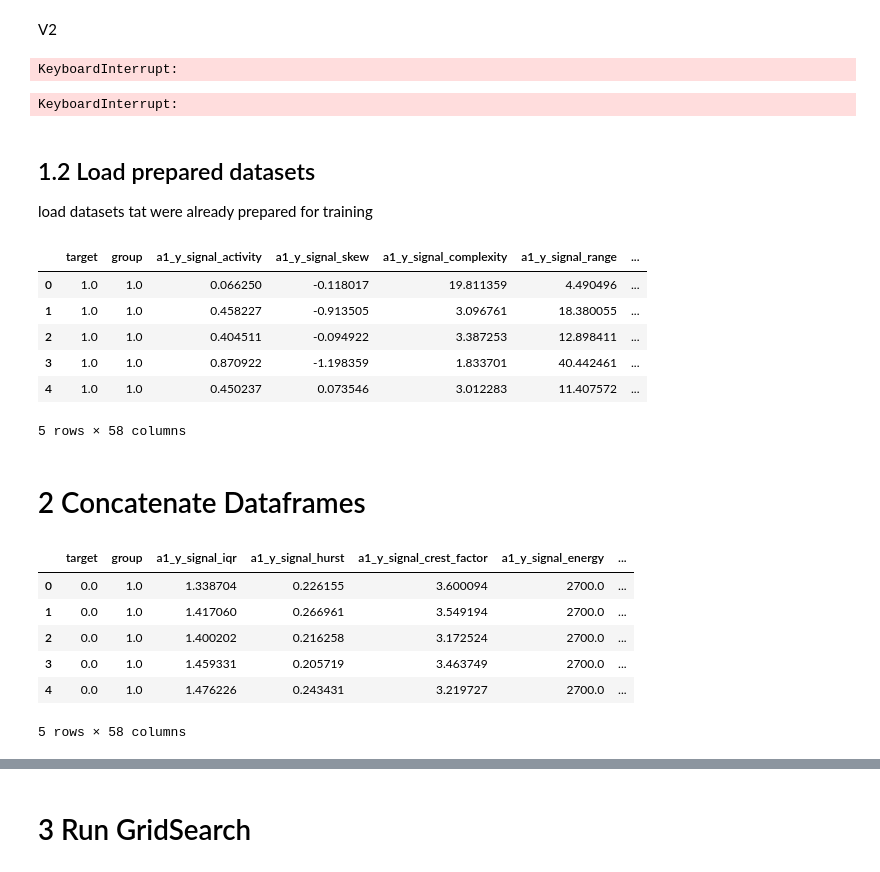
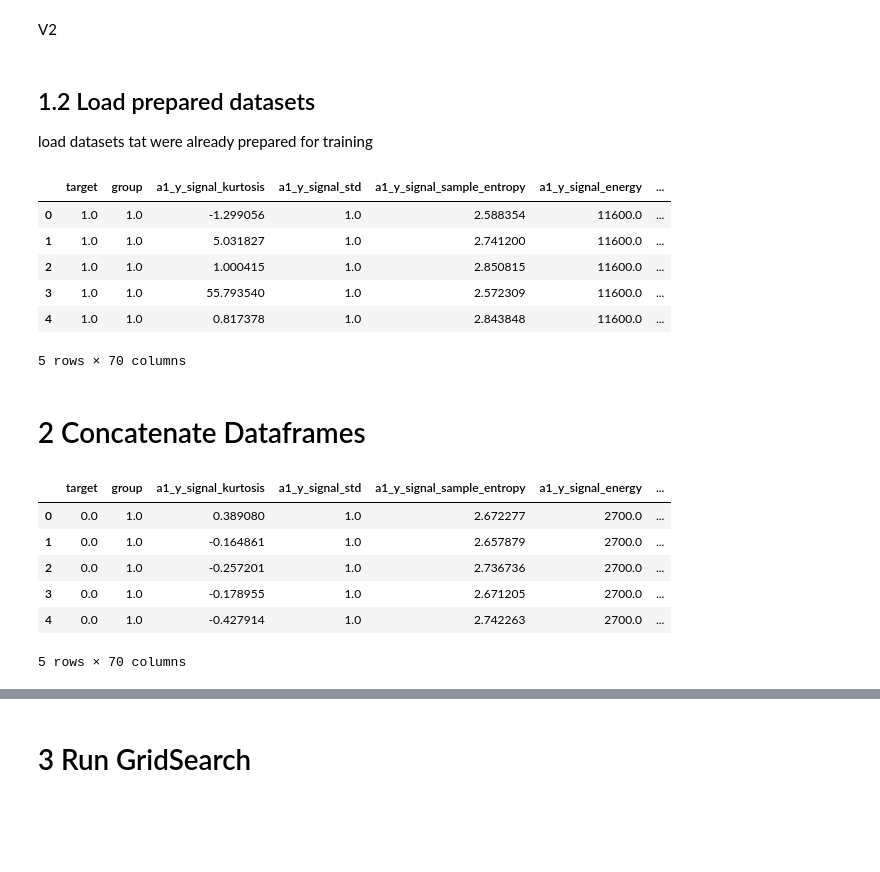
Before and after one commit to RuslanBabudzhan/QuantumBearings, a Jupyter notebook: notebooks/CompareDatasets.ipynb, the cells around one changed output, grey strips where cells are left out. Cells and saved outputs as stored; diff of their text form; code cells hidden in the pictures; blank space fills up the shorter version.

```diff
--- a/notebooks/CompareDatasets.ipynb
+++ b/notebooks/CompareDatasets.ipynb
@@ -93,63 +109,36 @@ KeyboardInterrupt:
 # %% [markdown]
 V2
-# %%
-%%time
-
-stats = iterators.Stats.get_keys()
-splitter_processor = splitter.Splitter(use_signal=True, use_specter=True, specter_threshold=500, stats=stats, scaler=None)
-prepared_data_our = splitter_processor.split_dataset(full_dataset_our, stable_area=[(10, 19)], splits_number=10, signal_data_columns=['a1_y', 'a2_y'])
-print(f"features number: {prepared_data_our.shape[1]-2}")
-print(f"examples number: {prepared_data_our.shape[0]}")
-
-prepared_data_our.to_csv(os.path.join(root, own_data_path, 'processed_full_signal_specter500_noscale.csv'), index=None)
-prepared_data_our.head()
-# %% [output]
-KeyboardInterrupt:
-# %%
-%%time
-
-stats = iterators.Stats.get_keys()
-splitter_processor = splitter.Splitter(use_signal=True, use_specter=True, specter_threshold=500, stats=stats, scaler=None)
-prepared_data_cesar = splitter_processor.split_dataset(full_dataset_cesar, stable_area=[(0.1, 3.)], splits_number=10,
-                                                       signal_data_columns=['a1_y', 'a2_y'])
-prepared_data_cesar.to_csv(os.path.join(root, third_party_data_path,  'N1 Cesar Ricardo/csv/processed_full_signal_specter500_noscale.csv'), index=None)
-print(f"features number: {prepared_data_cesar.shape[1]-2}")
-print(f"examples number: {prepared_data_cesar.shape[0]}")
-prepared_data_cesar.head()
-# %% [output]
-KeyboardInterrupt:
 # %% [markdown]
 ## 1.2 Load prepared datasets
 load datasets tat were already prepared for training
 # %%
-prepared_data_our = pd.read_csv(os.path.join(own_data_path, 'processed_full_signal_specter1000_Zscale.csv'), delimiter=',')  # our experiment
-prepared_data_cesar = pd.read_csv(os.path.join(third_party_data_path, 'N1 Cesar Ricardo', 'csv',
-                                               'processed_full_signal_specter1000_Zscale.csv'), delimiter=',')  # third-party dataset
+prepared_data_our = pd.read_csv(os.path.join(root, own_data_path, 'processed_full_signal_specter500_Zscale.csv'), delimiter=',')  # our experiment
+prepared_data_cesar = pd.read_csv(os.path.join(root, third_party_data_path, 'N1 Cesar Ricardo', 'csv',
+                                               'processed_full_signal_specter500_Zscale.csv'), delimiter=',')  # third-party dataset
 prepared_data_cesar.head()
 # %% [output]
-|  | target | group | a1_y_signal_activity | a1_y_signal_skew | a1_y_signal_complexity | a1_y_signal_range | ... |
-| 0 | 1.0 | 1.0 | 0.066250 | -0.118017 | 19.811359 | 4.490496 | ... |
-| 1 | 1.0 | 1.0 | 0.458227 | -0.913505 | 3.096761 | 18.380055 | ... |
-| 2 | 1.0 | 1.0 | 0.404511 | -0.094922 | 3.387253 | 12.898411 | ... |
-| 3 | 1.0 | 1.0 | 0.870922 | -1.198359 | 1.833701 | 40.442461 | ... |
-| 4 | 1.0 | 1.0 | 0.450237 | 0.073546 | 3.012283 | 11.407572 | ... |
+|  | target | group | a1_y_signal_kurtosis | a1_y_signal_std | a1_y_signal_sample_entropy | a1_y_signal_energy | ... |
+| 0 | 1.0 | 1.0 | -1.299056 | 1.0 | 2.588354 | 11600.0 | ... |
+| 1 | 1.0 | 1.0 | 5.031827 | 1.0 | 2.741200 | 11600.0 | ... |
+| 2 | 1.0 | 1.0 | 1.000415 | 1.0 | 2.850815 | 11600.0 | ... |
+| 3 | 1.0 | 1.0 | 55.793540 | 1.0 | 2.572309 | 11600.0 | ... |
+| 4 | 1.0 | 1.0 | 0.817378 | 1.0 | 2.843848 | 11600.0 | ... |
-5 rows × 58 columns
+5 rows × 70 columns
 # %% [markdown]
 # 2 Concatenate Dataframes
 # %%
-our_dataset_cols_to_delete_prefixes = ['a1_x', 'a1_z', 'a2_x', 'a2_z']
 our_dataset_cols = prepared_data_our.columns
 cols_to_leave = [col for col in our_dataset_cols if not re.search(pattern='^a[12]_[xz]', string=col)]
 prepared_data_our = prepared_data_our[cols_to_leave]
 prepared_data_our.head()
 # %% [output]
-|  | target | group | a1_y_signal_iqr | a1_y_signal_hurst | a1_y_signal_crest_factor | a1_y_signal_energy | ... |
-| 0 | 0.0 | 1.0 | 1.338704 | 0.226155 | 3.600094 | 2700.0 | ... |
-| 1 | 0.0 | 1.0 | 1.417060 | 0.266961 | 3.549194 | 2700.0 | ... |
-| 2 | 0.0 | 1.0 | 1.400202 | 0.216258 | 3.172524 | 2700.0 | ... |
-| 3 | 0.0 | 1.0 | 1.459331 | 0.205719 | 3.463749 | 2700.0 | ... |
-| 4 | 0.0 | 1.0 | 1.476226 | 0.243431 | 3.219727 | 2700.0 | ... |
+|  | target | group | a1_y_signal_kurtosis | a1_y_signal_std | a1_y_signal_sample_entropy | a1_y_signal_energy | ... |
+| 0 | 0.0 | 1.0 | 0.389080 | 1.0 | 2.672277 | 2700.0 | ... |
+| 1 | 0.0 | 1.0 | -0.164861 | 1.0 | 2.657879 | 2700.0 | ... |
+| 2 | 0.0 | 1.0 | -0.257201 | 1.0 | 2.736736 | 2700.0 | ... |
+| 3 | 0.0 | 1.0 | -0.178955 | 1.0 | 2.671205 | 2700.0 | ... |
+| 4 | 0.0 | 1.0 | -0.427914 | 1.0 | 2.742263 | 2700.0 | ... |
-5 rows × 58 columns
+5 rows × 70 columns
 # %%
 our_groups_max = np.max(prepared_data_our['group'])
 prepared_data_cesar['group'] = prepared_data_cesar['group'].apply(lambda x: x + our_groups_max)
```
Also changed, not shown: parts of 16 cells of this notebook.
